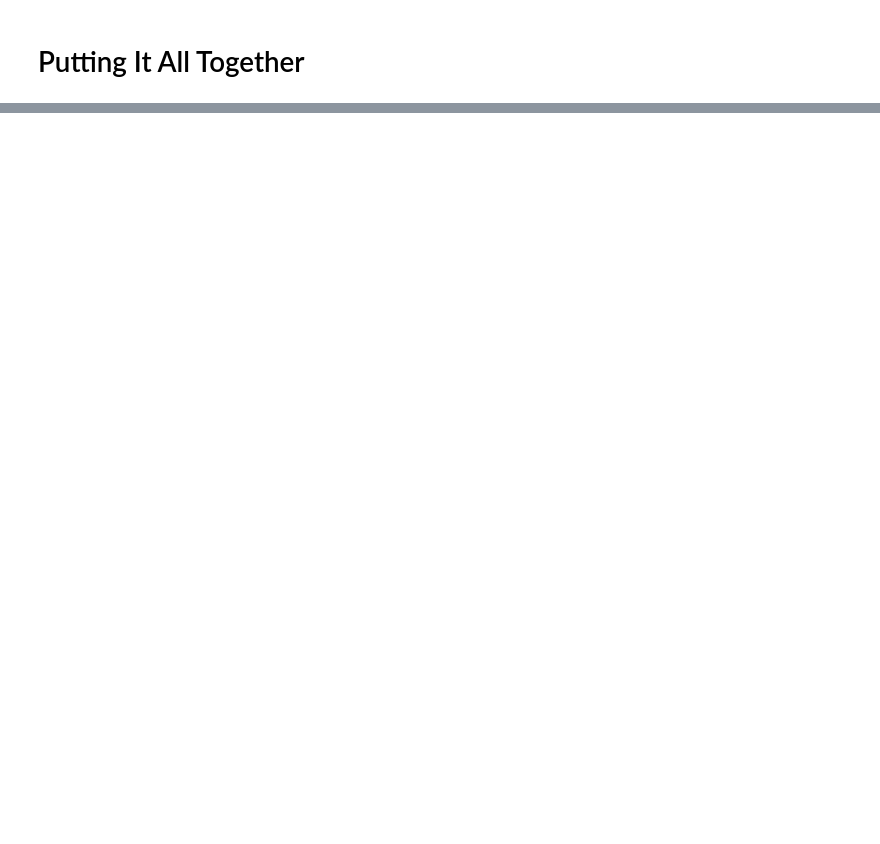
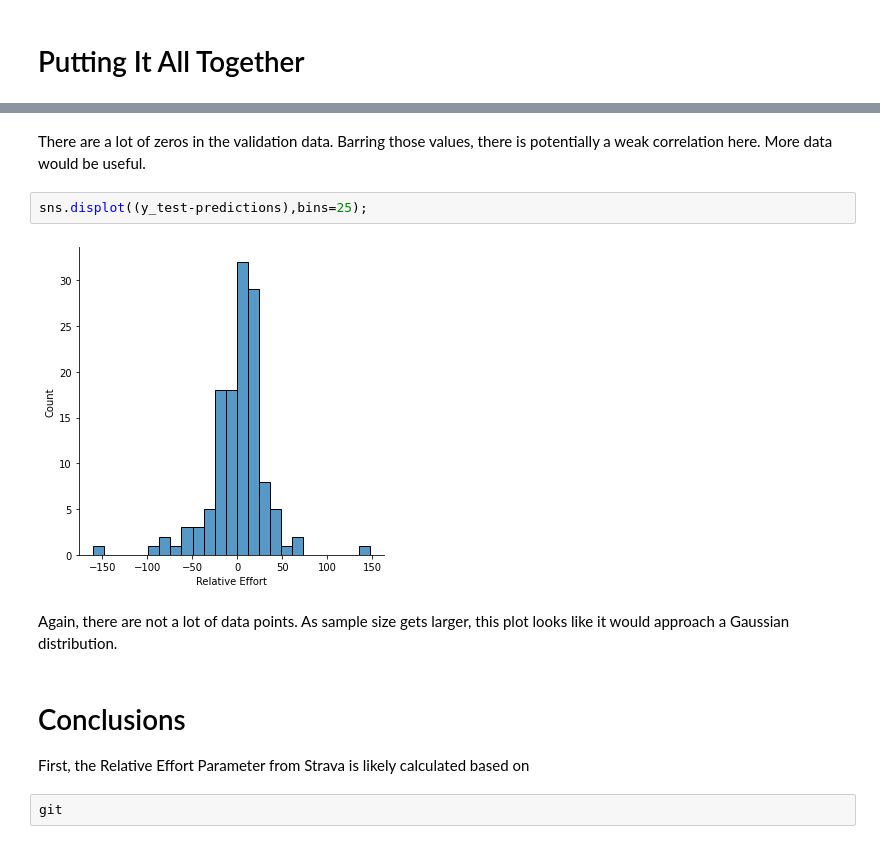
Before and after one commit to zdemeo/apple_watch, a Jupyter notebook: Initial Exploration.ipynb, the cells around one changed output, grey strips where cells are left out. Drawn from its saved outputs; the diff is of its cells as text; blank space fills up the shorter version.

```diff
--- a/Initial Exploration.ipynb
+++ b/Initial Exploration.ipynb
@@ -227,0 +331,14 @@ sns.heatmap(df.corr())
+# %% [markdown]
+There are a lot of zeros in the validation data. Barring those values, there is potentially a weak correlation here. More data would be useful.
+# %%
+sns.displot((y_test-predictions),bins=25);
+# %% [output]
+[figure, added]
+# %% [markdown]
+Again, there are not a lot of data points. As sample size gets larger, this plot looks like it would approach a Gaussian distribution.
+# %% [markdown]
+# Conclusions
+
+First, the Relative Effort Parameter from Strava is likely calculated based on
+# %%
+git
```
Also changed, not shown: parts of 31 cells of this notebook, 2 other files.
